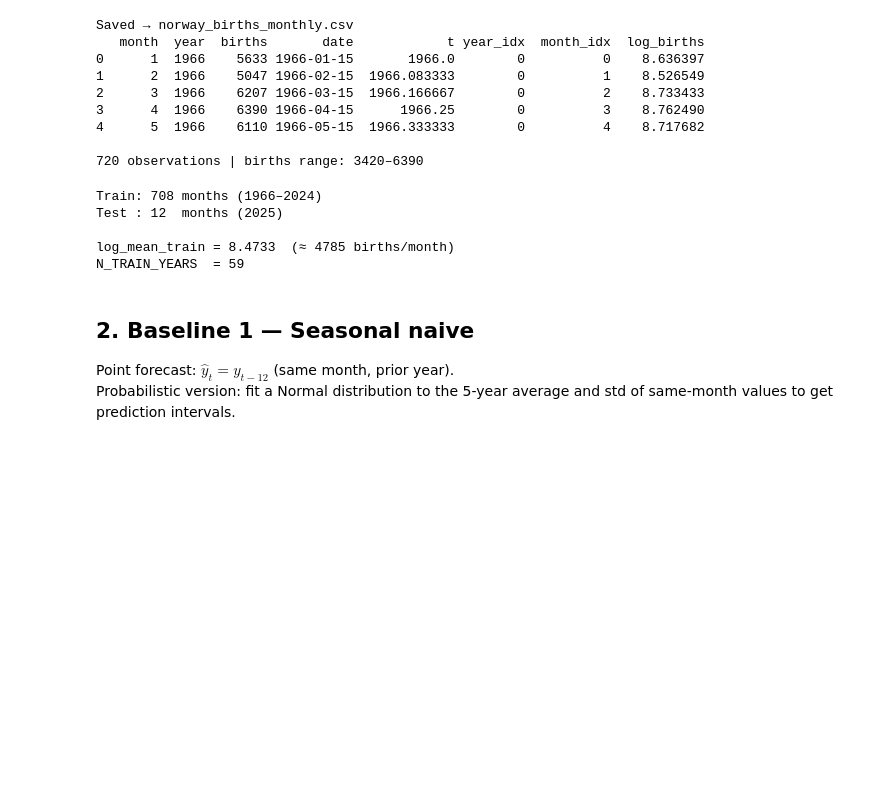
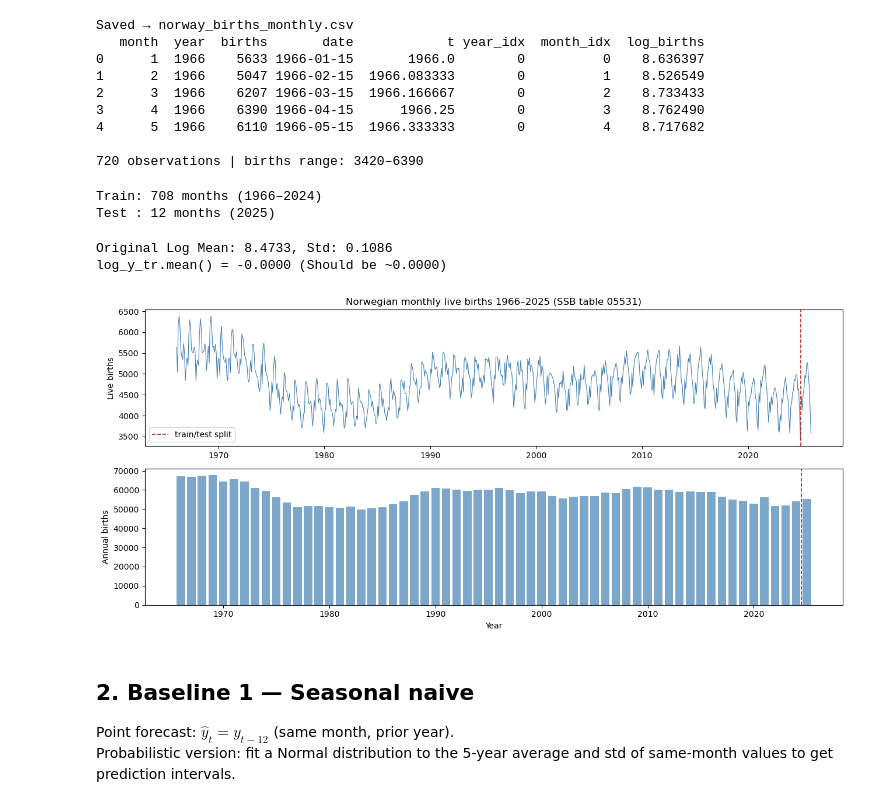
Before and after one commit to jacobfoss02/Banger-MBML, a Jupyter notebook: 01_baselines.ipynb, the cells around one changed output. Drawn from its saved outputs; the diff is of its cells as text; code cells hidden in the pictures; blank space fills up the shorter version.

```diff
--- a/01_baselines.ipynb
+++ b/01_baselines.ipynb
@@ -91,19 +91,10 @@ Saved → norway_births_monthly.csv
 # %%
 # Train / test split
 train = df[df["year"] <= 2024].copy().reset_index(drop=True)
-test  = df[df["year"] == 2025].copy().reset_index(drop=True)
+test = df[df["year"] == 2025].copy().reset_index(drop=True)
 
 print(f"Train: {len(train)} months ({train.year.min()}–{train.year.max()})")
-print(f"Test : {len(test)}  months ({test.year.min()})")
-
-# Global constant used as prior mean on log scale
-LOG_MEAN_TRAIN = float(train["log_births"].mean())
-N_TRAIN_YEARS  = int(train["year"].nunique())  # 59
-print(f"\nlog_mean_train = {LOG_MEAN_TRAIN:.4f}  (≈ {np.exp(LOG_MEAN_TRAIN):.0f} births/month)")
-print(f"N_TRAIN_YEARS  = {N_TRAIN_YEARS}")
+print(f"Test : {len(test)} months ({test.year.min()})")
 # %% [output]
 Train: 708 months (1966–2024)
-Test : 12  months (2025)
-
-log_mean_train = 8.4733  (≈ 4785 births/month)
-N_TRAIN_YEARS  = 59
+Test : 12 months (2025)
@@ -110,25 +104,45 @@ N_TRAIN_YEARS  = 59
+# %%
+# compute scaling factors for log_births (for standardization)
+LOG_MEAN = train["log_births"].mean()
+LOG_STD = train["log_births"].std()
+
+print(f"Original Log Mean: {LOG_MEAN:.4f}, Std: {LOG_STD:.4f}")
+
+# standardising such that log_births has mean 0 and std 1 in the training set
+z_scores = (train["log_births"] - LOG_MEAN) / LOG_STD
+
+# Convert to PyTorch tensors
+year_idx_tr  = torch.tensor(train["year_idx"].values.astype("int64"),  dtype=torch.long)
+month_idx_tr = torch.tensor(train["month_idx"].values.astype("int64"), dtype=torch.long)
+
+# Standardized log_births as target variable
+log_y_tr = torch.tensor(z_scores.values.astype("float32"), dtype=torch.float32)
+
+print(f"log_y_tr.mean() = {log_y_tr.mean():.4f} (Should be ~0.0000)")
+# %% [output]
+Original Log Mean: 8.4733, Std: 0.1086
+log_y_tr.mean() = -0.0000 (Should be ~0.0000)
 # %%
 # Quick overview plot
 fig, axes = plt.subplots(2, 1, figsize=(13, 6))
 
 axes[0].plot(df["date"], df["births"], lw=0.8, color="steelblue")
 axes[0].axvline(pd.Timestamp("2025-01-01"), color="firebrick", ls="--", lw=1.2, label="train/test split")
 axes[0].set_ylabel("Live births")
 axes[0].set_title("Norwegian monthly live births 1966–2025 (SSB table 05531)")
-axes[0].xaxis.set_major_formatter(mdates.DateFormatter("%Y"))
 axes[0].legend()
 
 annual = df.groupby("year")["births"].sum()
-annual_dates = pd.to_datetime(annual.index.astype(str) + "-07-01")
-axes[1].bar(annual_dates, annual.values, width=pd.Timedelta(days=300), color="steelblue", alpha=0.7)
-axes[1].axvline(pd.Timestamp("2025-01-01"), color="firebrick", ls="--", lw=1.2)
+axes[1].bar(annual.index, annual.values, width=0.8, color="steelblue", alpha=0.7)
+axes[1].axvline(2024.5, color="firebrick", ls="--", lw=1.2)
 axes[1].set_ylabel("Annual births")
 axes[1].set_xlabel("Year")
-axes[1].xaxis.set_major_formatter(mdates.DateFormatter("%Y"))
 
 plt.tight_layout()
 plt.savefig(PROJ / "01_data_overview.png", dpi=120, bbox_inches="tight")
 plt.show()
+# %% [output]
+[figure, added]
 # %% [markdown]
 ## 2. Baseline 1 — Seasonal naive
 
```
Also changed, not shown: parts of 10 cells of this notebook, 18 other files.
